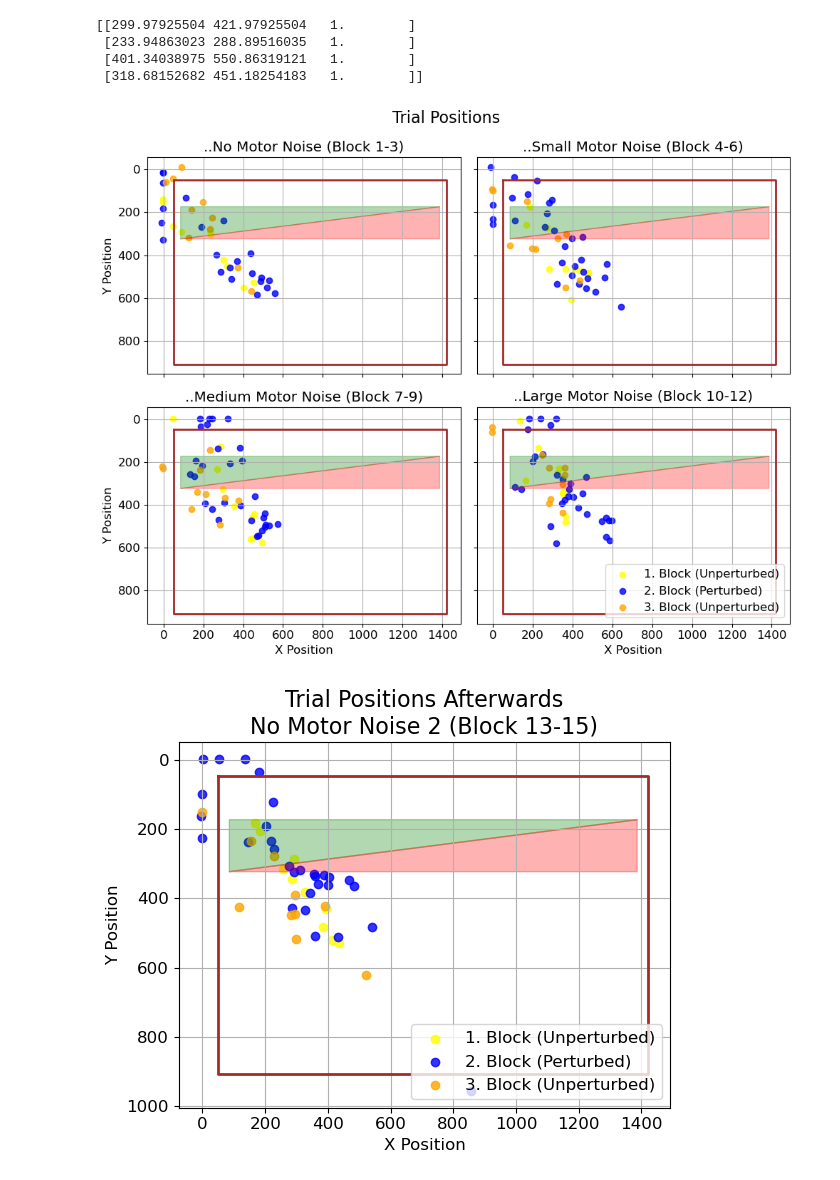
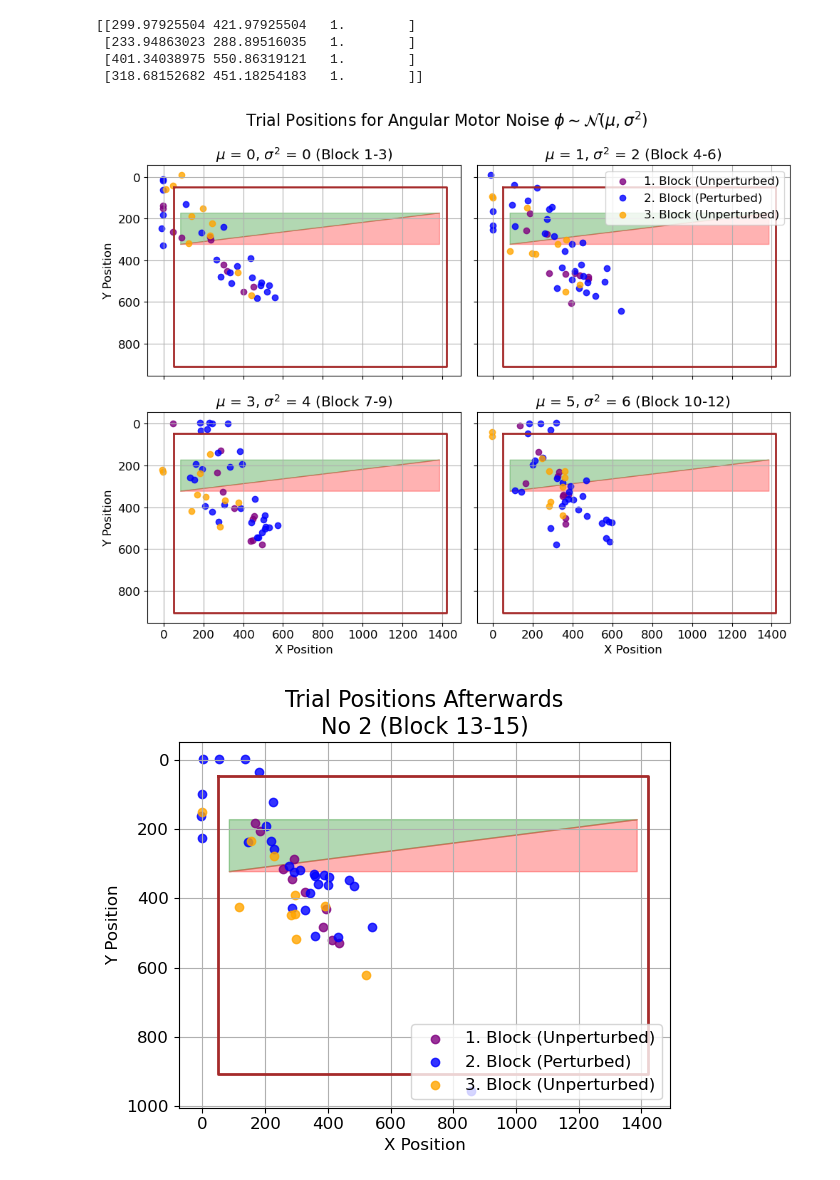
Before and after one commit to m-abbas-ansari/Neural-Modelling-24, a Jupyter notebook: Bavarian Game 2/analysis.ipynb, the cells around one changed output. Cells and saved outputs as stored; diff of their text form; code cells hidden in the pictures.

Commit message:
upload plots

```diff
--- a/Bavarian Game 2/analysis.ipynb
+++ b/Bavarian Game 2/analysis.ipynb
@@ -6,12 +6,14 @@ directory =  "forward/Karim/" # "backward/subj0/"
 
 feedback_blocks_dict = {
     "forward/Karim/": {
-        'No Motor Noise': [1, 2, 3],
-        'Small Motor Noise': [4, 5, 6],
-        'Medium Motor Noise': [7, 8, 9],
-        'Large Motor Noise': [10, 11, 12],
-        'No Motor Noise 2': [13, 14, 15]}  # After-Effect?
+        'No': [1, 2, 3],
+        'Small': [4, 5, 6],
+        'Medium': [7, 8, 9],
+        'Large': [10, 11, 12],
+        'No 2': [13, 14, 15]}  # After-Effect?
 }
+
+noises =  [(0,0), (1, 2), (3,4), (5,6), (0,0)]
 # %%
 geometry_specs = np.loadtxt(directory + "geometry_specs.csv", delimiter=',')
 print(geometry_specs)
@@ -43,16 +45,7 @@ def get_xy_coords(trial_positions, first_block = 1, end_block = 3):
  [401.34038975 550.86319121   1.        ]
  [318.68152682 451.18254183   1.        ]]
 # %%
-def plot_feedback_type(axis, xy_coords, feedback_type = "None", save_fig = False):
-    x1, y1 = xy_coords[0]
-    x2, y2 = xy_coords[1]
-    x3, y3 = xy_coords[2]
-
-    # Plot points for each block
-    axis.scatter(x1, y1, color='yellow', label='1. Block (Unperturbed)', alpha=0.8)
-    axis.scatter(x2, y2, color='blue', label='2. Block (Perturbed)', alpha=0.8)
-    axis.scatter(x3, y3, color='orange', label='3. Block (Unperturbed)', alpha=0.8)
-
+def plot_feedback_type(axis, xy_coords):
     # Add shaded regions
     top_left_x_coord, top_left_y_coord = SCORING_RECT[0], SCORING_RECT[1]
     width, height = SCORING_RECT[2], SCORING_RECT[3]
@@ -65,33 +58,36 @@ def plot_feedback_type(axis, xy_coords, feedback_type = "None", save_fig = False
     top_left_x_coord, top_left_y_coord = TABLE_RECT[0], TABLE_RECT[1]
     width, height = TABLE_RECT[2], TABLE_RECT[3]
     axis.plot([top_left_x_coord, top_left_x_coord + width, top_left_x_coord + width, top_left_x_coord, top_left_x_coord],
-            [top_left_y_coord, top_left_y_coord, top_left_y_coord + height,  top_left_y_coord + height, top_left_y_coord], color='brown', lw=2)
+            [top_left_y_coord, top_left_y_coord, top_left_y_coord + height,  top_left_y_coord + height, top_left_y_coord], color='brown', lw=2, linestyle="-")
+
+    for (x, y), color, label in zip(xy_coords, ["purple", "blue", "orange"], ['1. Block (Unperturbed)', '2. Block (Perturbed)', '3. Block (Unperturbed)']):
+        axis.scatter(x, y, color=color, label=label, alpha=0.8)
 
     axis.grid(True)
 # %%
 plt.rcParams.update({'font.size': 12})
 
 fig, axes = plt.subplots(2, 2, figsize=(10, 8), sharex=True, sharey=True)
 
-plt.suptitle("Trial Positions", fontsize=16)
-for idx, (feedback_type, blocks) in enumerate(feedback_blocks_dict[directory].items()):
+plt.suptitle(r"Trial Positions for Angular Motor Noise $\phi \sim \mathcal{N}(\mu, \sigma^2)$", fontsize=16)
+for idx, ((feedback_type, blocks), noise) in enumerate(zip(feedback_blocks_dict[directory].items(), noises)):
     if idx < 4:
         xy_coords = get_xy_coords(trial_positions=trial_positions, first_block=blocks[0], end_block=blocks[-1])
-        axes[idx // 2, idx % 2].set_title(".." + feedback_type + " (Block {}-{})".format(blocks[0], blocks[-1]))
-        plot_feedback_type(axes[idx // 2, idx % 2], xy_coords=xy_coords, feedback_type=feedback_type)
+        axes[idx // 2, idx % 2].set_title(r"$\mu$ = {}, $\sigma^2$ = {} (Block {}-{})".format(noise[0], noise[1], blocks[0], blocks[-1]))
+        plot_feedback_type(axes[idx // 2, idx % 2], xy_coords=xy_coords)
 
 axes[0, 0].invert_yaxis()
-axes[1, 1].legend(loc = "lower right")
+axes[0, 1].legend(loc = "upper right")
 axes[1, 0].set_xlabel('X Position')
 axes[1, 1].set_xlabel('X Position')
 axes[0, 0].set_ylabel('Y Position')
 axes[1, 0].set_ylabel('Y Position')
 
 plt.tight_layout()
 plt.savefig(directory + 'scatter_plot.png')
 plt.show()
 # %% [output]
-[figure, old version]
+[figure, new version]
 # %%
 plt.rcParams.update({'font.size': 12})
 
@@ -99,7 +95,7 @@ fig, axes = plt.subplots(1, 1, figsize=(6, 5))
 
 xy_coords = get_xy_coords(trial_positions=trial_positions, first_block=13, end_block=15)
 axes.set_title("Trial Positions Afterwards\n" + feedback_type + " (Block 13-15)", fontsize=16)
-plot_feedback_type(axes, xy_coords=xy_coords, feedback_type=feedback_type)
+plot_feedback_type(axes, xy_coords=xy_coords)
 
 axes.invert_yaxis()
 axes.legend(loc = "lower right")
@@ -110,7 +106,7 @@ plt.tight_layout()
 plt.savefig(directory + 'scatter_plot_3.png')
 plt.show()
 # %% [output]
-[figure, old version]
+[figure, new version]
 # %%
 plt.rcParams.update({'font.size': 12})
 
```
Also changed, not shown: parts of 4 cells of this notebook, 2 other files.
